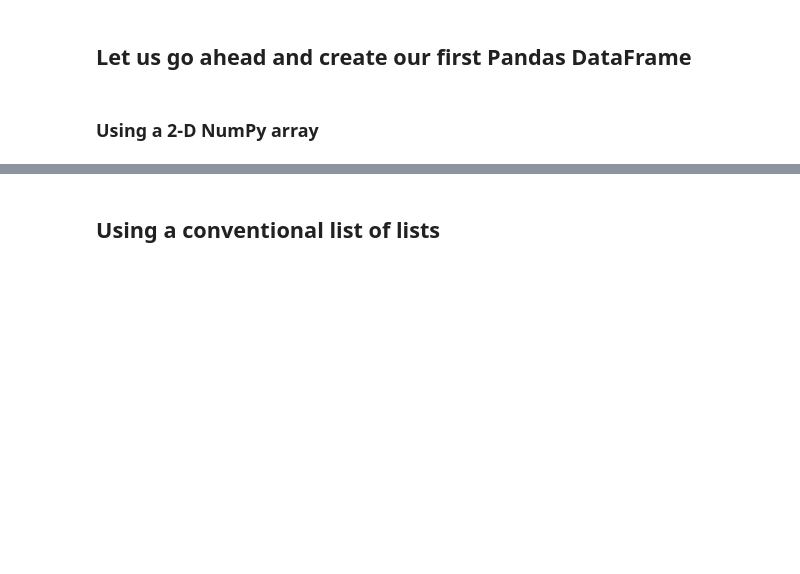
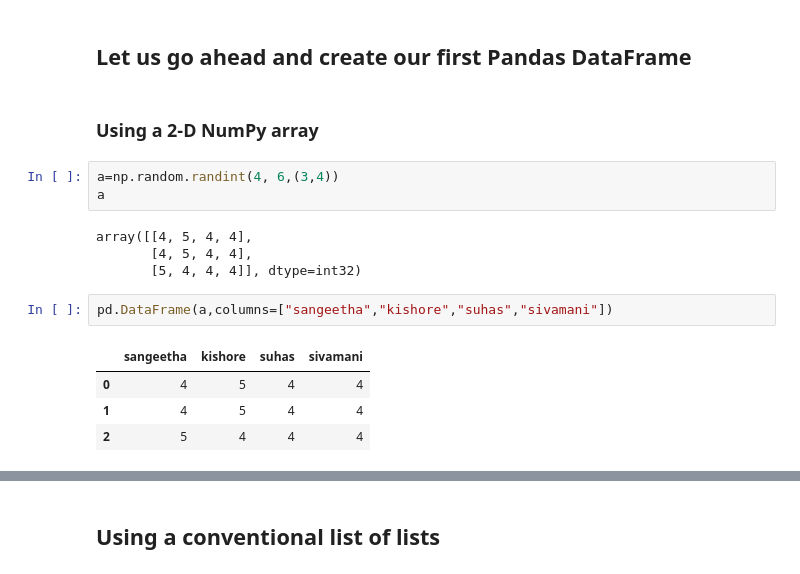
Before and after one commit to laxmanclinilaunch-hub/Python-7-8-, a Jupyter notebook: 2.EDA/Introduction_to_Pandas.ipynb, the cells around one changed output, grey strips where cells are left out. Cells and saved outputs as stored; diff of their text form; blank space fills up the shorter version.

```diff
--- a/2.EDA/Introduction_to_Pandas.ipynb
+++ b/2.EDA/Introduction_to_Pandas.ipynb
@@ -104,6 +88,20 @@ print(number_series['a'])
 ## <b>Let us go ahead and create our first Pandas DataFrame</b>
 # %% [markdown]
 ### Using a 2-D NumPy array
+# %%
+a=np.random.randint(4, 6,(3,4))
+a
+# %% [output]
+array([[4, 5, 4, 4],
+       [4, 5, 4, 4],
+       [5, 4, 4, 4]], dtype=int32)
+# %%
+pd.DataFrame(a,columns=["sangeetha","kishore","suhas","sivamani"])
+# %% [output]
+|  | sangeetha | kishore | suhas | sivamani |
+| 0 | 4 | 5 | 4 | 4 |
+| 1 | 4 | 5 | 4 | 4 |
+| 2 | 5 | 4 | 4 | 4 |
 # %%
 # Creating our first DataFrame
 some_2D_array = np.random.randint(4, 6,(3,4))
```
Also changed, not shown: parts of 13 cells of this notebook.
